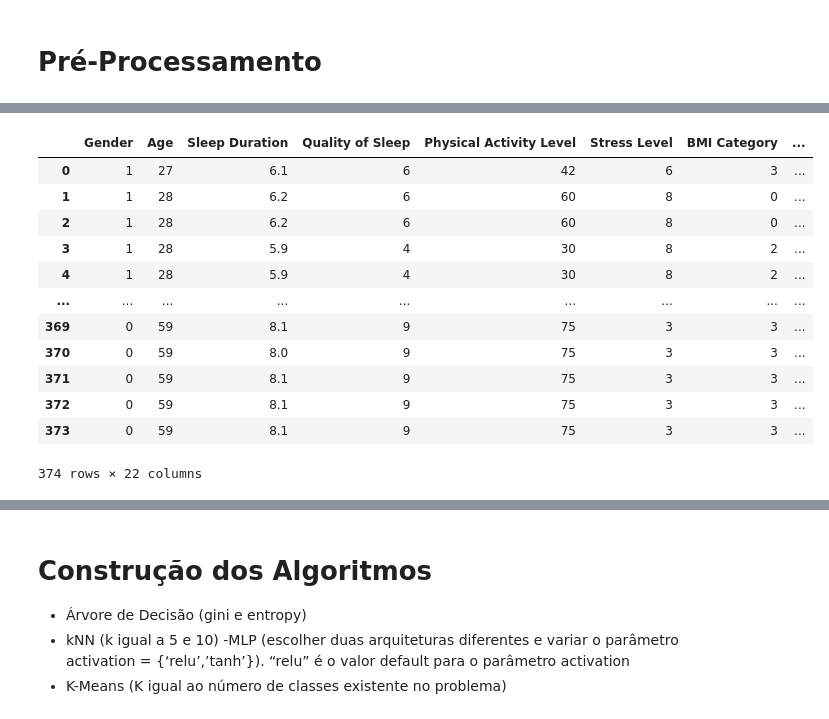
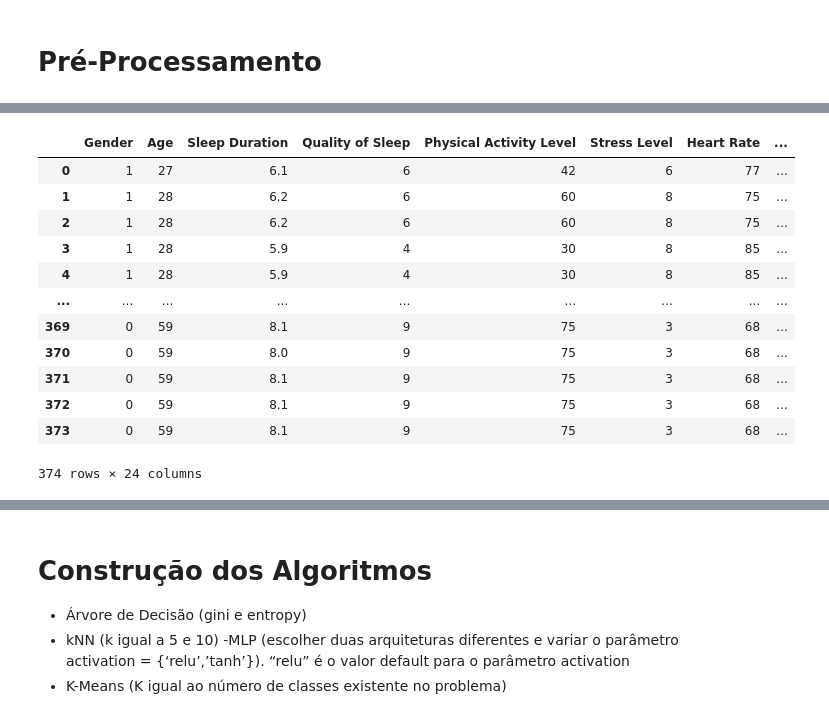
Before and after one commit to HanielPro/SleepHealth-Study-ML, a Jupyter notebook: src/notebook.ipynb, the cells around one changed output, grey strips where cells are left out. Drawn from its saved outputs; the diff is of its cells as text; code cells hidden in the pictures.

```diff
--- a/src/notebook.ipynb
+++ b/src/notebook.ipynb
@@ -30,16 +47,14 @@ display(data.head())
 # %%
 # 3 - Remover Colunas desnecessárias
-try:
+if 'Person ID' in data.columns:
   data.drop(columns=['Person ID'], inplace=True)
-except(Exception):
-    pass
+
 # 4 - Dividir a Coluna Blood Pressure em duas colunas.
 
-try:
+if 'Blood Pressure' in data.columns:
   data[["Systolic BP","Diastolic BP"]] = data['Blood Pressure'].str.split("/", expand=True)
   data.drop(columns=['Blood Pressure'], inplace=True)
-except(Exception):
-    pass
+
 
 # Converter os valores para numérico
 data['Systolic BP'] = pd.to_numeric(data['Systolic BP'])
@@ -95,26 +96,34 @@ oneHot_encoder = OneHotEncoder()
 # 1 - Transformar todos os atributos para numérico
 
 # a - Gender -> Label
-data['Gender'] = label_encoder.fit_transform(data['Gender'])
+
+''' # a - Gender -> One Hot Encode
+if 'Gender' in data.columns:
+    data['Gender'] = data['Gender'].astype(str)
+    encoded = pd.get_dummies(data['Gender'], prefix='Gender', drop_first=True)
+    data = pd.concat([data.drop(columns=['Gender']), encoded], axis=1)
+ '''
+# a - Gender -> Label
+if 'Gender' in data.columns:
+    data['Gender'] = label_encoder.fit_transform(data['Gender'])
 
 # b - Occupation -> One Hot Encode
-try:
-  data['Occupation'] = data['Occupation'].astype(str)  # Garantir que seja tratada como string
-  encoded = pd.get_dummies(data['Occupation'], prefix='Occupation', drop_first=True)
-  data = data.drop(columns=['Occupation']).join(encoded)
-except(KeyError):
-  pass
+if 'Occupation' in data.columns:
+    data['Occupation'] = data['Occupation'].astype(str)
+    encoded = pd.get_dummies(data['Occupation'], prefix='Occupation', drop_first=True)
+    data = pd.concat([data.drop(columns=['Occupation']), encoded], axis=1)
 
-# c - BMI Category -> Label
-data['BMI Category'] = label_encoder.fit_transform(data['BMI Category'])
+# c - BMI Category -> One Hot Encode
+if 'BMI Category' in data.columns:
+    data['BMI Category'] = data['BMI Category'].astype(str)
+    encoded = pd.get_dummies(data['BMI Category'], prefix='BMI_Category', drop_first=True)
+    data = pd.concat([data.drop(columns=['BMI Category']), encoded], axis=1)
 
-# d- Blood Pressure -> One Hot Encode
-''' try:
-  data['Blood Pressure'] = data['Blood Pressure'].astype(str)  # Garantir que seja tratada como string
-  encoded = pd.get_dummies(data['Blood Pressure'], prefix='Blood Pressure', drop_first=True)
-  data = data.drop(columns=['Blood Pressure']).join(encoded)
-except(KeyError):
-  pass '''
+# e - Sleep Disorder -> Label Encoding
+if 'Sleep Disorder' in data.columns:
+    label_encoder = LabelEncoder()
+    data['Sleep Disorder'] = label_encoder.fit_transform(data['Sleep Disorder'])
+
 
 # e - Sleep Disorder -> Label
 data['Sleep Disorder'] = label_encoder.fit_transform(data['Sleep Disorder'])
@@ -142,13 +151,13 @@ memory usage: 38.8 KB
-|  | Gender | Age | Sleep Duration | Quality of Sleep | Physical Activity Level | Stress Level | BMI Category | ... |
-| 0 | 1 | 27 | 6.1 | 6 | 42 | 6 | 3 | ... |
-| 1 | 1 | 28 | 6.2 | 6 | 60 | 8 | 0 | ... |
-| 2 | 1 | 28 | 6.2 | 6 | 60 | 8 | 0 | ... |
-| 3 | 1 | 28 | 5.9 | 4 | 30 | 8 | 2 | ... |
-| 4 | 1 | 28 | 5.9 | 4 | 30 | 8 | 2 | ... |
+|  | Gender | Age | Sleep Duration | Quality of Sleep | Physical Activity Level | Stress Level | Heart Rate | ... |
+| 0 | 1 | 27 | 6.1 | 6 | 42 | 6 | 77 | ... |
+| 1 | 1 | 28 | 6.2 | 6 | 60 | 8 | 75 | ... |
+| 2 | 1 | 28 | 6.2 | 6 | 60 | 8 | 75 | ... |
+| 3 | 1 | 28 | 5.9 | 4 | 30 | 8 | 85 | ... |
+| 4 | 1 | 28 | 5.9 | 4 | 30 | 8 | 85 | ... |
 | ... | ... | ... | ... | ... | ... | ... | ... | ... |
-| 369 | 0 | 59 | 8.1 | 9 | 75 | 3 | 3 | ... |
-| 370 | 0 | 59 | 8.0 | 9 | 75 | 3 | 3 | ... |
-| 371 | 0 | 59 | 8.1 | 9 | 75 | 3 | 3 | ... |
-| 372 | 0 | 59 | 8.1 | 9 | 75 | 3 | 3 | ... |
-| 373 | 0 | 59 | 8.1 | 9 | 75 | 3 | 3 | ... |
+| 369 | 0 | 59 | 8.1 | 9 | 75 | 3 | 68 | ... |
+| 370 | 0 | 59 | 8.0 | 9 | 75 | 3 | 68 | ... |
+| 371 | 0 | 59 | 8.1 | 9 | 75 | 3 | 68 | ... |
+| 372 | 0 | 59 | 8.1 | 9 | 75 | 3 | 68 | ... |
+| 373 | 0 | 59 | 8.1 | 9 | 75 | 3 | 68 | ... |
-374 rows × 22 columns
+374 rows × 24 columns
```
Also changed, not shown: parts of 24 cells of this notebook.
